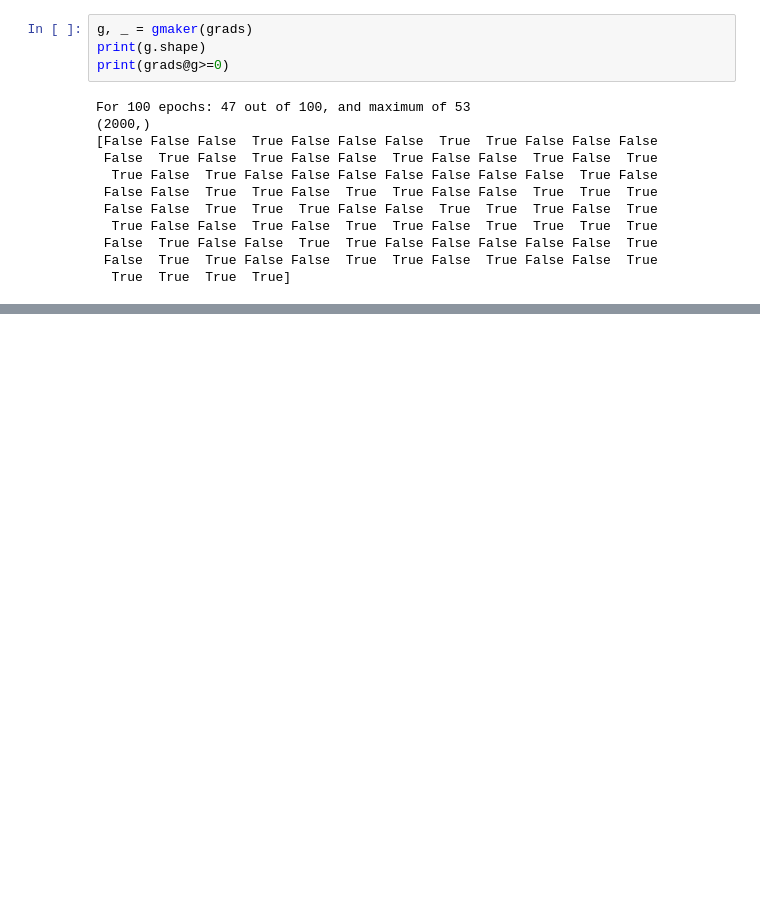
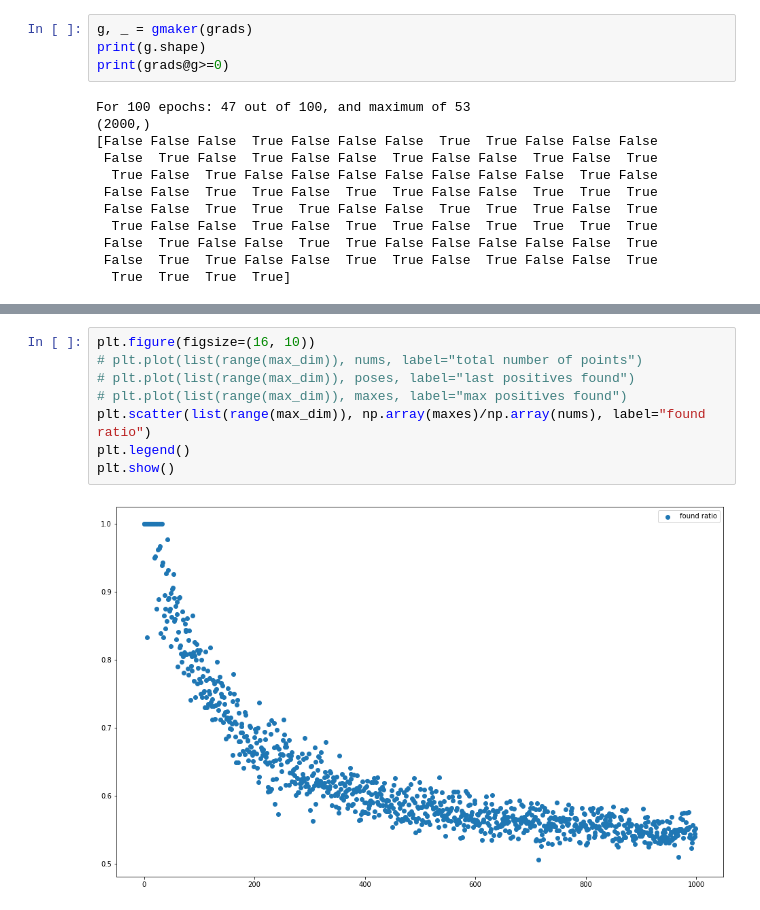
Before and after one commit to m-mehabadi/grad-maker, a Jupyter notebook: notebooks/Testing_GradientMaker.ipynb, the cells around one changed output, grey strips where cells are left out. Cells and saved outputs as stored; diff of their text form; blank space fills up the shorter version.

```diff
--- a/notebooks/Testing_GradientMaker.ipynb
+++ b/notebooks/Testing_GradientMaker.ipynb
@@ -95,0 +154,10 @@ For 100 epochs: 47 out of 100, and maximum of 53
+# %%
+plt.figure(figsize=(16, 10))
+# plt.plot(list(range(max_dim)), nums, label="total number of points")
+# plt.plot(list(range(max_dim)), poses, label="last positives found")
+# plt.plot(list(range(max_dim)), maxes, label="max positives found")
+plt.scatter(list(range(max_dim)), np.array(maxes)/np.array(nums), label="found ratio")
+plt.legend()
+plt.show()
+# %% [output]
+[figure, added]
```
Also changed, not shown: parts of 6 cells of this notebook.
